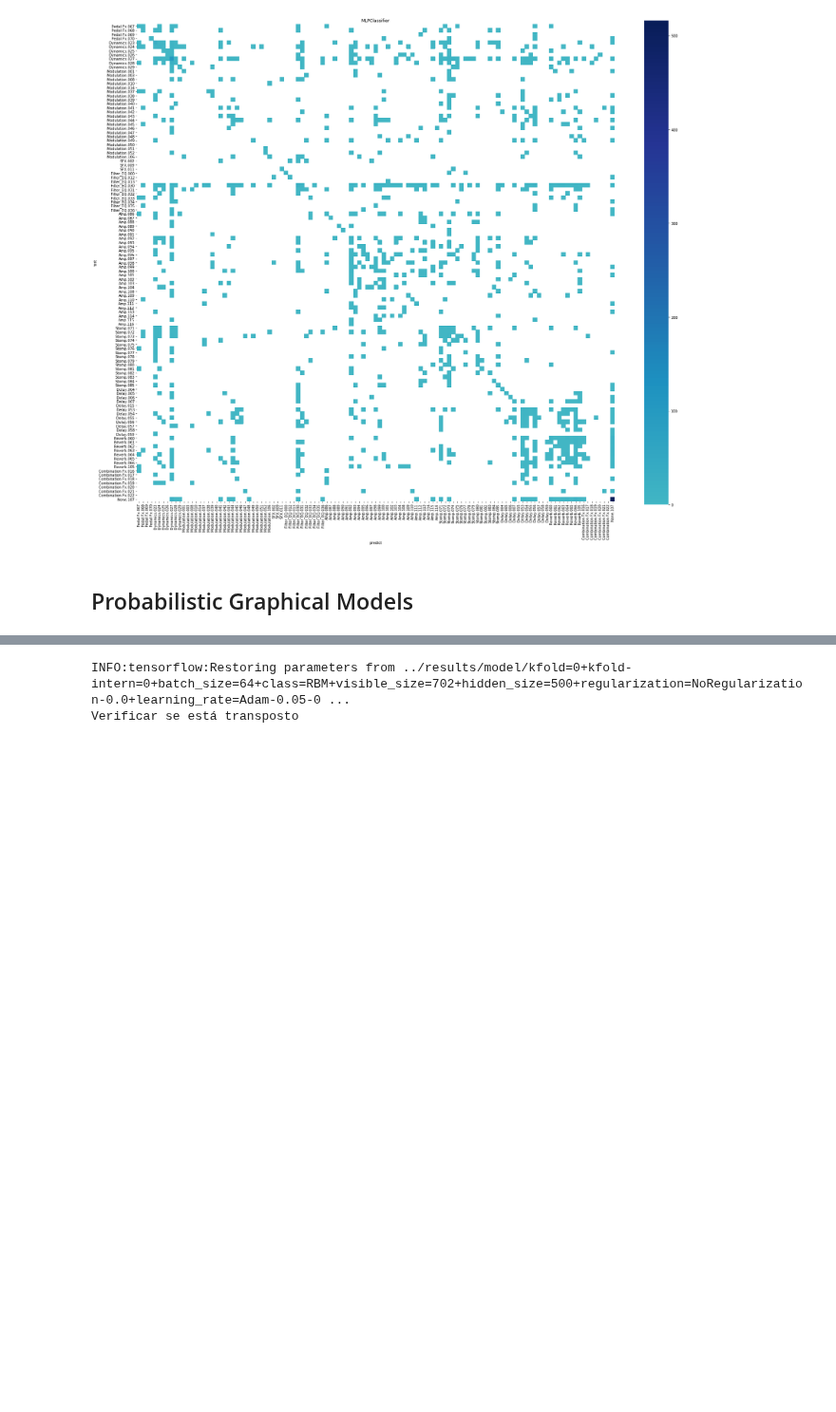
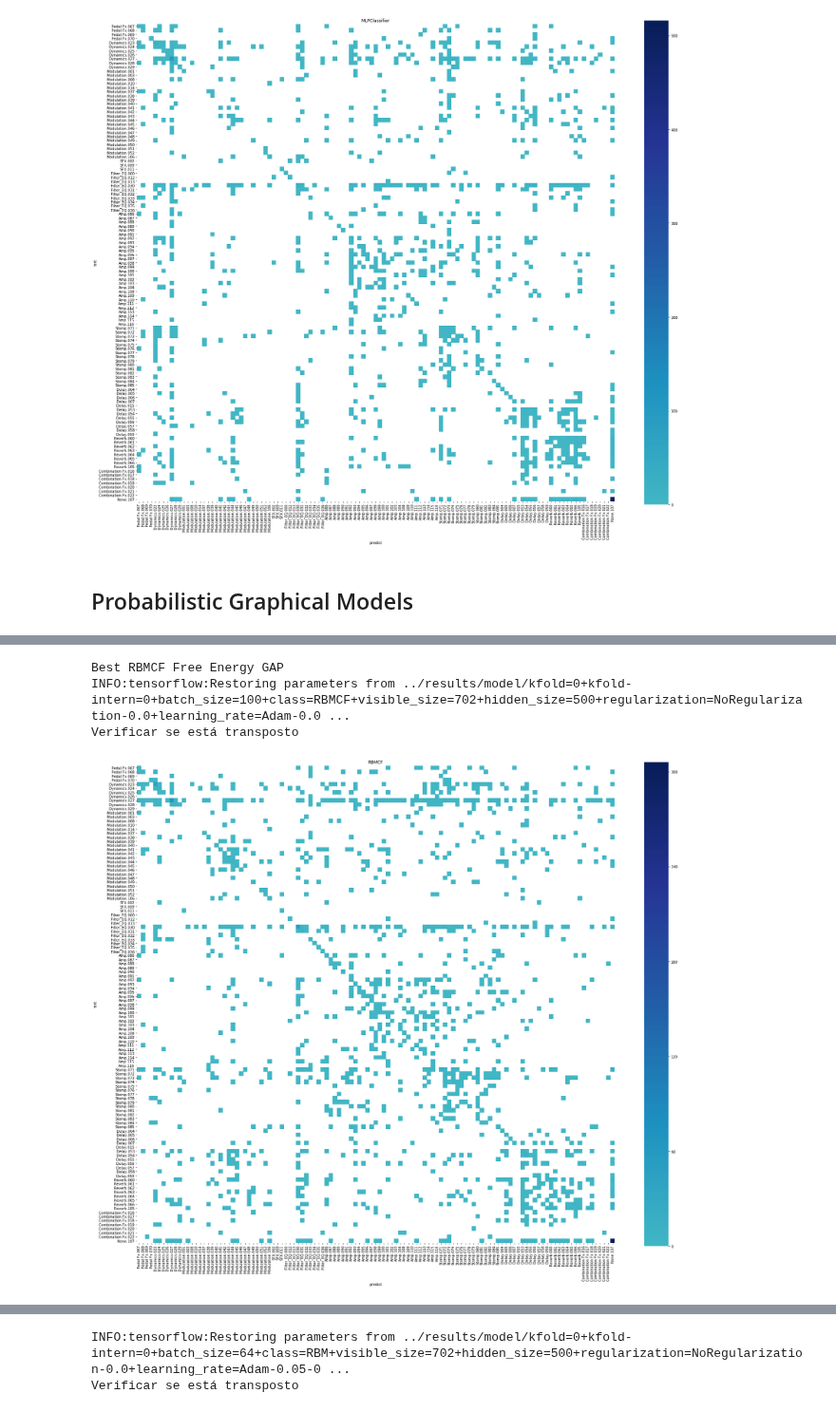
Before and after one commit to SrMouraSilva/RBM, a Jupyter notebook: experiments/notebooks/4.Confusion_Matrix.ipynb, the cells around one changed output, grey strips where cells are left out. Shown at 95% size. Saved outputs shown, nothing was run; the diff lists cells and outputs as text; code cells hidden in the pictures; blank space fills up the shorter version.

Commit message:
Add RBM/RBMCF confusion matrix

```diff
--- a/experiments/notebooks/4.Confusion_Matrix.ipynb
+++ b/experiments/notebooks/4.Confusion_Matrix.ipynb
@@ -182,0 +202,9 @@ Verificar se está transposto
+# %%
+print("Best RBMCF Free Energy GAP")
+model = lambda: RBMCF(total_movies, n_labels, hidden_size=500, learning_rate=Adam(0.05), momentum=0)
+plot_rbm_model(model, batch_size=100)
+# %% [output]
+Best RBMCF Free Energy GAP
+INFO:tensorflow:Restoring parameters from ../results/model/kfold=0+kfold-intern=0+batch_size=100+class=RBMCF+visible_size=702+hidden_size=500+regularization=NoRegularization-0.0+learning_rate=Adam-0.0 ...
+Verificar se está transposto
+[figure, added]
```
Also changed, not shown: parts of 7 cells of this notebook.
